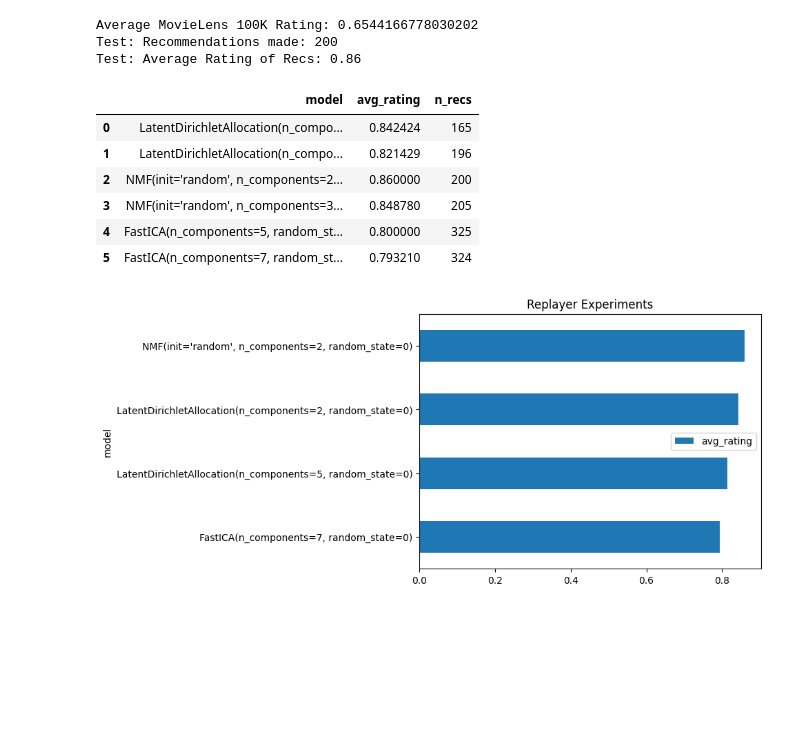
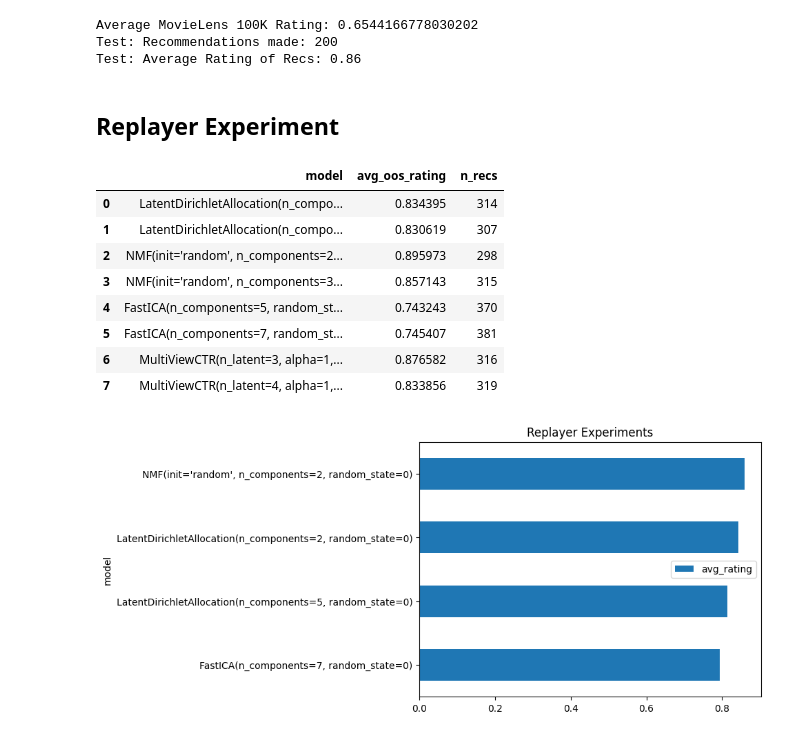
Before and after one commit to lentin26/mvctr, a Jupyter notebook: 2. movielens100k-lda.ipynb, the cells around one changed output. Cells and saved outputs as stored; diff of their text form; code cells hidden in the pictures; blank space fills up the shorter version.

```diff
--- a/2. movielens100k-lda.ipynb
+++ b/2. movielens100k-lda.ipynb
@@ -274,3 +277,5 @@ print('Test: Average Rating of Recs:', np.mean(ratings))
 Average MovieLens 100K Rating: 0.6544166778030202
 Test: Recommendations made: 200
 Test: Average Rating of Recs: 0.86
+# %% [markdown]
+## Replayer Experiment
@@ -281,41 +291,45 @@ def run_experiment(models):
     """
     # init results list
     results = []
     for model in models:
         play = replayer(model)
         # fit data on train
         play.fit(X_train, y_train)
         # test out-of-sample
         ratings = play.test(X_test, y_test)
         # append results
         results.append(
             { "model": str(model), "avg_oos_rating": np.mean(ratings), "n_recs": len(ratings)}
         )
     return pd.DataFrame(results)
 
 # specify models to test
 n_components = [3, 5, 7]
 models = [
     LatentDirichletAllocation(n_components=2, random_state=0),
     LatentDirichletAllocation(n_components=3, random_state=0),
     NMF(n_components=2, init='random', random_state=0),
     NMF(n_components=3, init='random', random_state=0),
     FastICA(n_components=5, random_state=0, whiten='unit-variance'),
-    FastICA(n_components=7, random_state=0, whiten='unit-variance')
+    FastICA(n_components=7, random_state=0, whiten='unit-variance'),
+    MultiViewCTR(n_latent=3),
+    MultiViewCTR(n_latent=4)
 ]
 
 # run experiment
 results = run_experiment(models)
 # show results
 results
 # %% [output]
-|  | model | avg_rating | n_recs |
-| 0 | LatentDirichletAllocation(n_compo... | 0.842424 | 165 |
-| 1 | LatentDirichletAllocation(n_compo... | 0.821429 | 196 |
-| 2 | NMF(init='random', n_components=2... | 0.860000 | 200 |
-| 3 | NMF(init='random', n_components=3... | 0.848780 | 205 |
-| 4 | FastICA(n_components=5, random_st... | 0.800000 | 325 |
-| 5 | FastICA(n_components=7, random_st... | 0.793210 | 324 |
+|  | model | avg_oos_rating | n_recs |
+| 0 | LatentDirichletAllocation(n_compo... | 0.834395 | 314 |
+| 1 | LatentDirichletAllocation(n_compo... | 0.830619 | 307 |
+| 2 | NMF(init='random', n_components=2... | 0.895973 | 298 |
+| 3 | NMF(init='random', n_components=3... | 0.857143 | 315 |
+| 4 | FastICA(n_components=5, random_st... | 0.743243 | 370 |
+| 5 | FastICA(n_components=7, random_st... | 0.745407 | 381 |
+| 6 | MultiViewCTR(n_latent=3, alpha=1,... | 0.876582 | 316 |
+| 7 | MultiViewCTR(n_latent=4, alpha=1,... | 0.833856 | 319 |
 # %%
 results.set_index('model').sort_values('avg_rating').plot(kind='barh')
 
```
Also changed, not shown: parts of 2 cells of this notebook, 8 other files.
